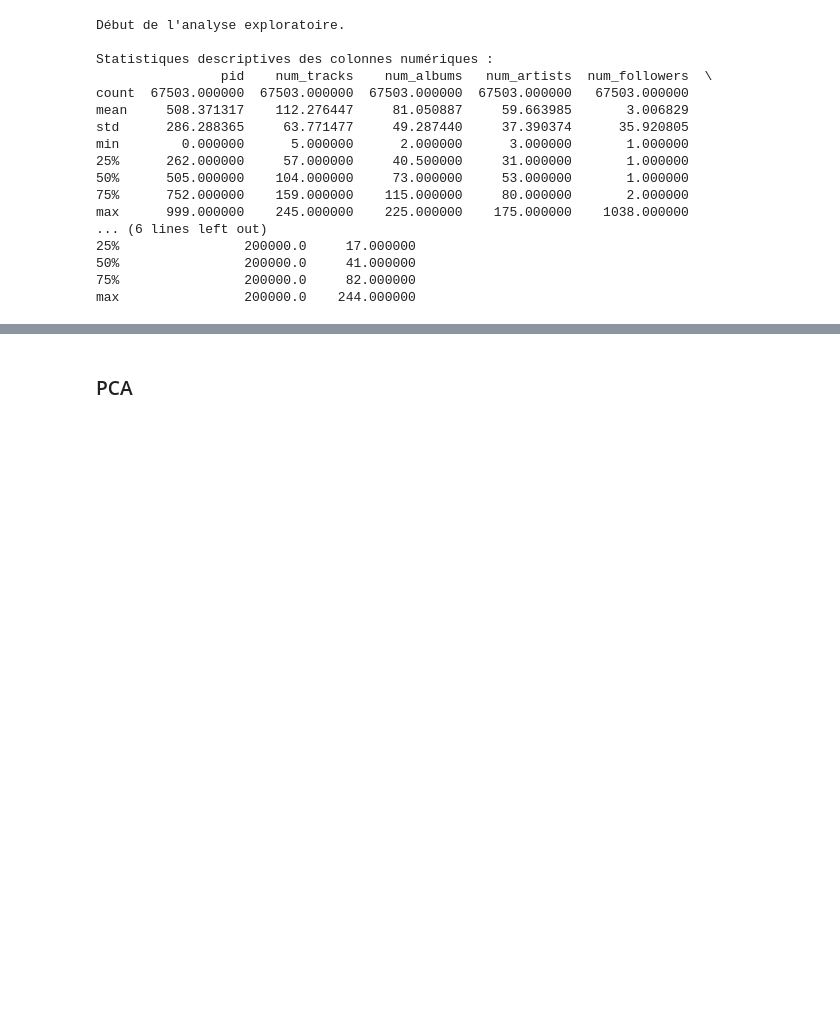
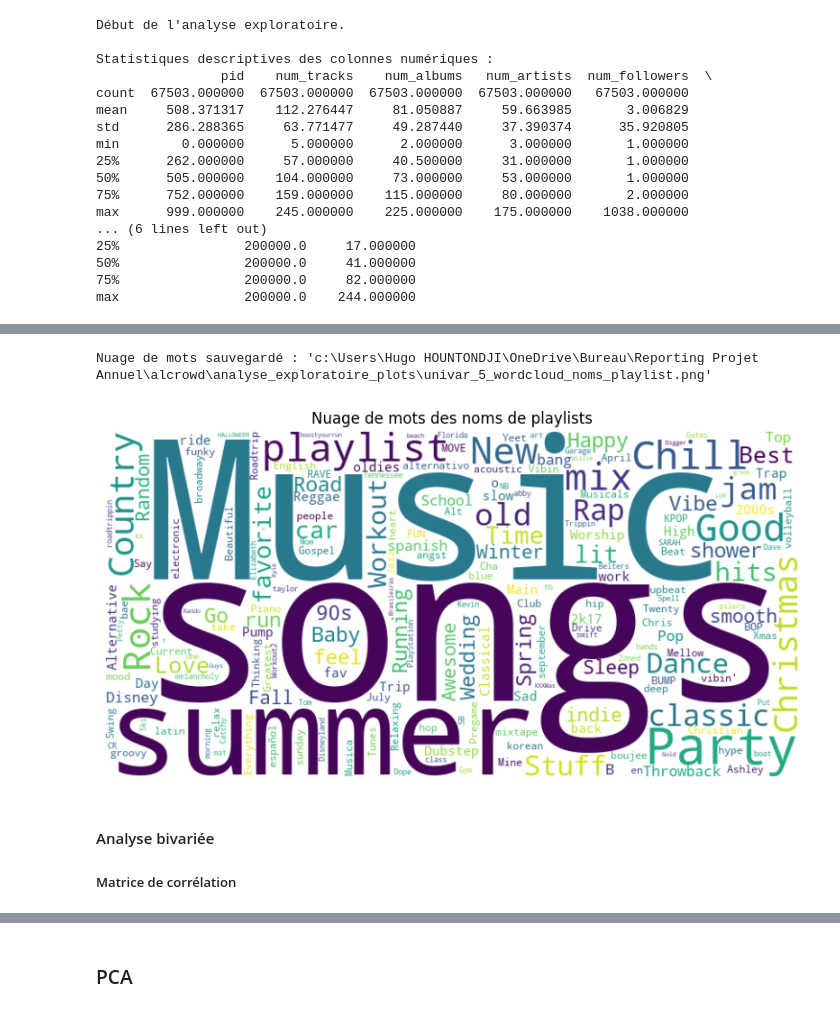
Before and after one commit to HugoHOUNTesgi/Reporting-Projet-Annuel, a Jupyter notebook: projet_reporting.ipynb, the cells around one changed output, grey strips where cells are left out. Drawn from its saved outputs; the diff is of its cells as text; code cells hidden in the pictures; blank space fills up the shorter version.

```diff
--- a/projet_reporting.ipynb
+++ b/projet_reporting.ipynb
@@ -441,30 +455,19 @@ plt.show()
 # %%
-# Analyse des variables catégorielles (Top 20)
-def plot_top_n(data, column, n, title, path):
-    plt.figure(figsize=(12, 8))
-    top_n = data[column].value_counts().nlargest(n)
-    sns.barplot(x=top_n.values, y=top_n.index, palette='viridis')
-    plt.title(title)
-    plt.xlabel("Nombre d'apparitions")
-    plt.ylabel(column.replace('_', ' ').title())
-    plt.tight_layout()
-    plt.savefig(path)
-    print(f"Graphique '{title}' sauvegardé : {path}")
-    plt.show()
-
-plot_top_n(df, 'artist_name', 20, 'Top 20 des artistes les plus fréquents', os.path.join(output_dir, 'univar_3_top20_artistes.png'))
-plot_top_n(df, 'album_name', 20, 'Top 20 des albums les plus fréquents', os.path.join(output_dir, 'univar_4_top20_albums.png'))
-
-#################################################################################################
-
-# Nuage de mots pour les noms de playlists
-playlist_names = ' '.join(df['name'].dropna().astype(str))
+# Nuage de mots pour les noms de playlists (sans doublons)
+unique_playlist_names = df['name'].dropna().unique()  # ← Obtenir les noms uniques
+playlist_names = ' '.join(unique_playlist_names.astype(str))
 wordcloud = WordCloud(width=800, height=400, background_color='white').generate(playlist_names)
 plt.figure(figsize=(10, 5))
 plt.imshow(wordcloud, interpolation='bilinear')
 plt.axis('off')
 plt.title('Nuage de mots des noms de playlists')
 wordcloud_path = os.path.join(output_dir, 'univar_5_wordcloud_noms_playlist.png')
 plt.savefig(wordcloud_path)
-print(f"Nuage de mots sauvegardé : {wordcloud_path}")
+print(f"Nuage de mots sauvegardé : '{wordcloud_path}'")
 plt.show()
+# %% [output]
+Nuage de mots sauvegardé : 'c:\Users\Hugo HOUNTONDJI\OneDrive\Bureau\Reporting Projet Annuel\alcrowd\analyse_exploratoire_plots\univar_5_wordcloud_noms_playlist.png'
+[figure, added]
+# %% [markdown]
+#### Analyse bivariée
+##### Matrice de corrélation
```
Also changed, not shown: parts of 41 cells of this notebook, 6 other files.
